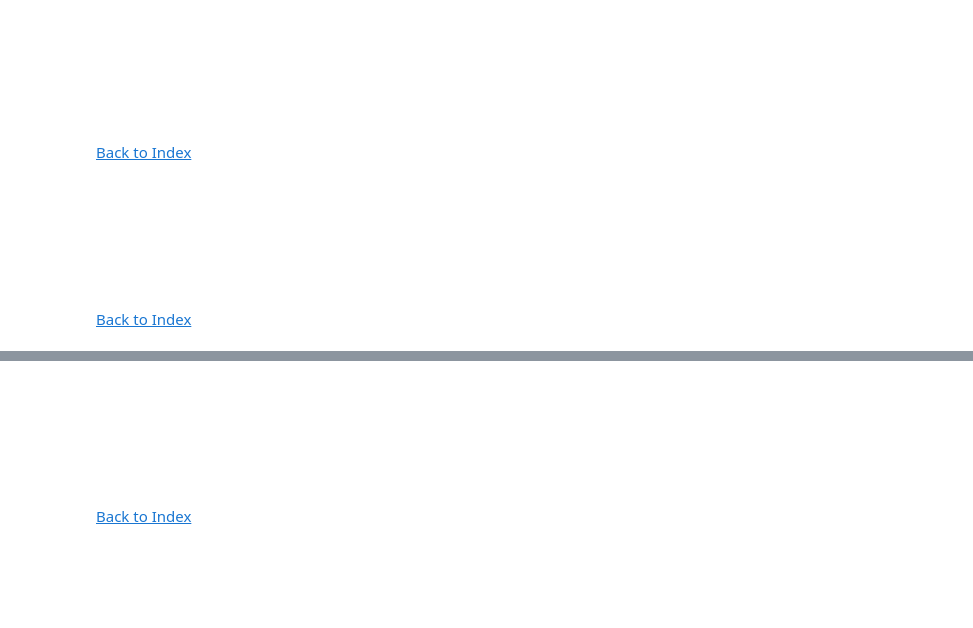
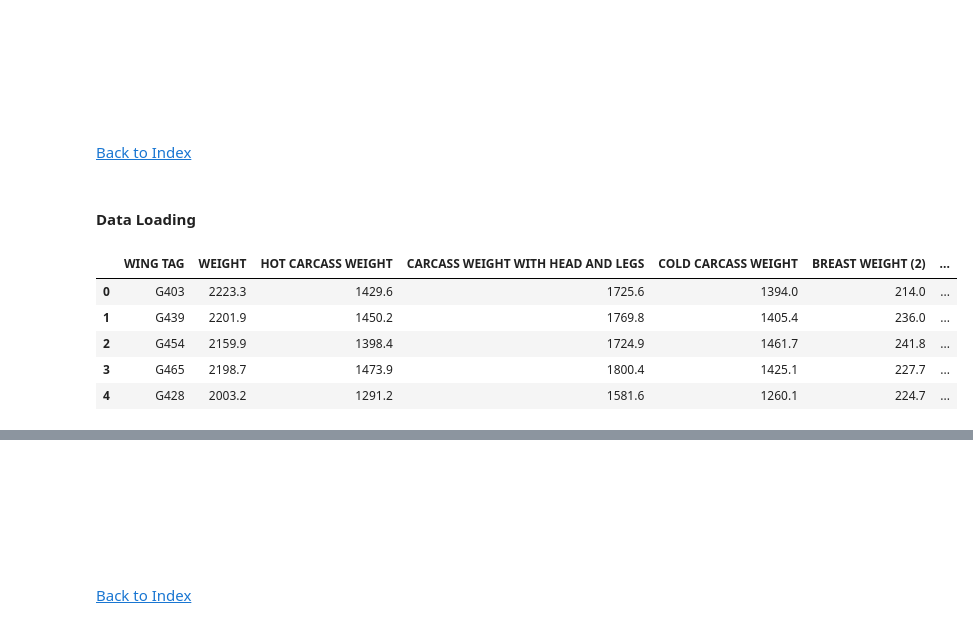
Before and after one commit to CatarinaGN/Neural-and-Evolutionary-Learning, a Jupyter notebook: NEL_1.ipynb, the cells around one changed output, grey strips where cells are left out. Drawn from its saved outputs; the diff is of its cells as text; code cells hidden in the pictures; blank space fills up the shorter version.

```diff
--- a/NEL_1.ipynb
+++ b/NEL_1.ipynb
@@ -56,10 +158,5 @@ import matplotlib as plt
 </div>
 
 [Back to Index](#idx)
-# %% [markdown]
-<a id="method-selection"></a>
-<div style="background-color: hsla(120, 71.40%, 43.90%, 0.30); padding: 10px; border-radius: 8px; text-align: center; margin-top: 20px; margin-bottom: 20px;">
-    <h3 style="color: white; margin: 0;">Choosing the method and parameters</h3>
-</div>
-
-[Back to Index](#idx)
+# %% [markdown]
+#### Data Loading
@@ -65,0 +165,9 @@ import matplotlib as plt
+# %%
+df.head()
+# %% [output]
+|  | WING TAG | WEIGHT | HOT CARCASS WEIGHT | CARCASS WEIGHT WITH HEAD AND LEGS | COLD CARCASS WEIGHT | BREAST WEIGHT (2) | ... |
+| 0 | G403 | 2223.3 | 1429.6 | 1725.6 | 1394.0 | 214.0 | ... |
+| 1 | G439 | 2201.9 | 1450.2 | 1769.8 | 1405.4 | 236.0 | ... |
+| 2 | G454 | 2159.9 | 1398.4 | 1724.9 | 1461.7 | 241.8 | ... |
+| 3 | G465 | 2198.7 | 1473.9 | 1800.4 | 1425.1 | 227.7 | ... |
+| 4 | G428 | 2003.2 | 1291.2 | 1581.6 | 1260.1 | 224.7 | ... |
```
Also changed, not shown: parts of 29 cells of this notebook.
